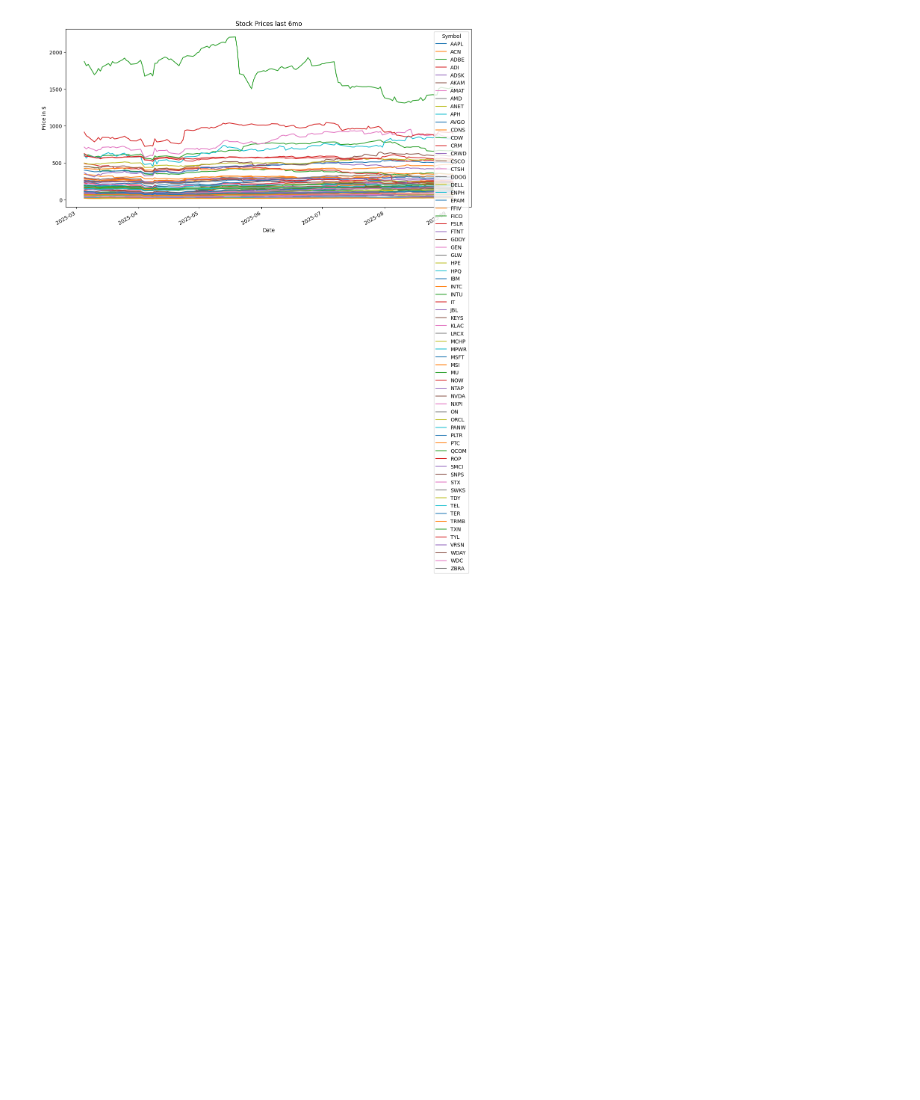
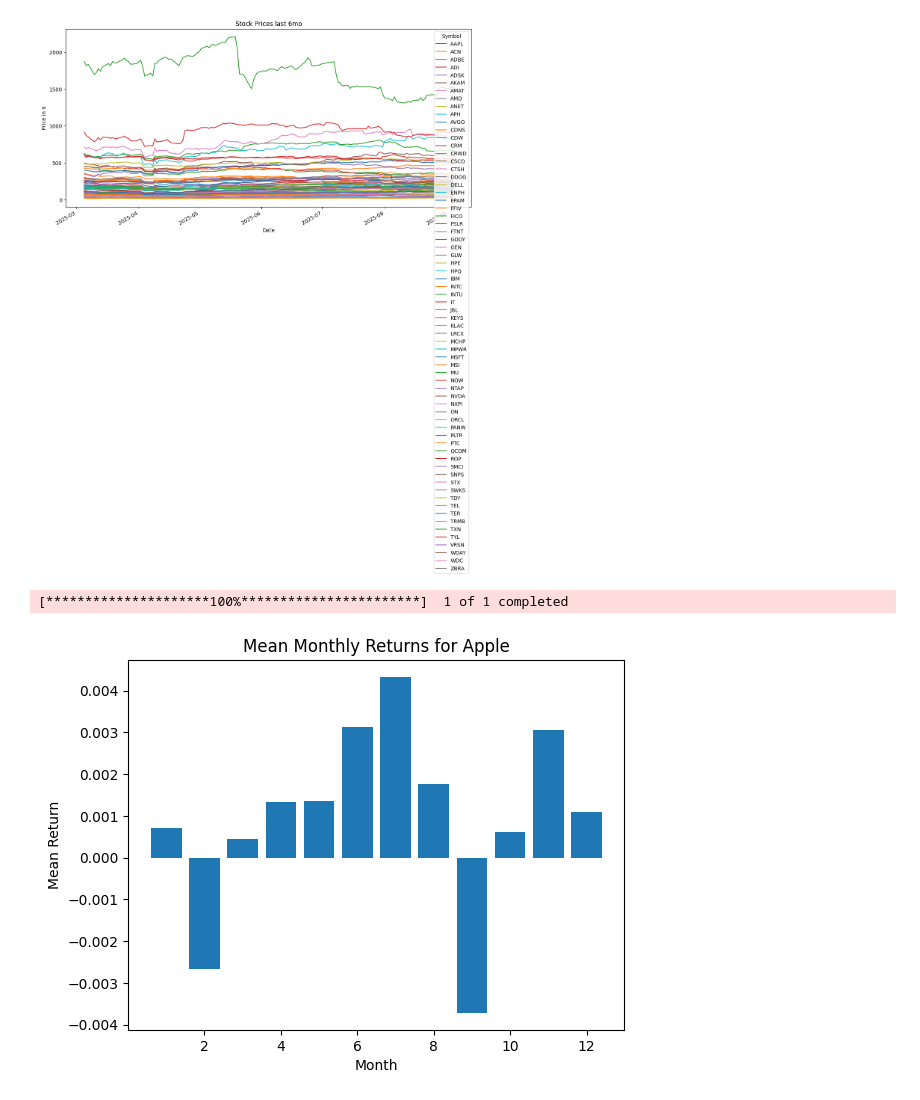
Before and after one commit to mbrwn22/StockModeling, a Jupyter notebook: jupytertest.ipynb, the cells around one changed output. Cells and saved outputs as stored; diff of their text form; code cells hidden in the pictures; blank space fills up the shorter version.

Commit message:
started work on exploring monthly trends

```diff
--- a/jupytertest.ipynb
+++ b/jupytertest.ipynb
@@ -77,3 +76,19 @@ plt.legend(title="Symbol")
 plt.show()
 # %% [output]
 [figure]
+# %%
+data = yf.download("AAPL", start="2020-01-01", end="2025-01-01")
+data["Return"] = np.log(data["Close"] / data["Close"].shift(1))
+
+# tracking average monthly returns
+data["Month"] = data.index.month
+monthly_avg = data.groupby("Month")["Return"].mean()
+
+plt.bar(monthly_avg.index, monthly_avg.values)
+plt.title("Mean Monthly Returns for Apple")
+plt.xlabel("Month")
+plt.ylabel("Mean Return")
+plt.show()
+# %% [output]
+[*********************100%***********************]  1 of 1 completed
+[figure, added]
```
Also changed, not shown: parts of 1 cell of this notebook.
